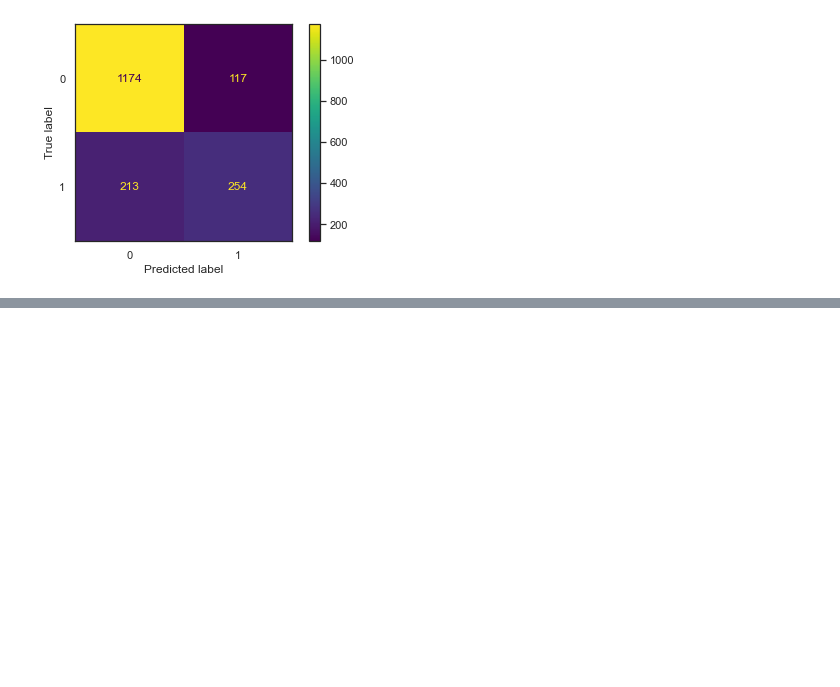
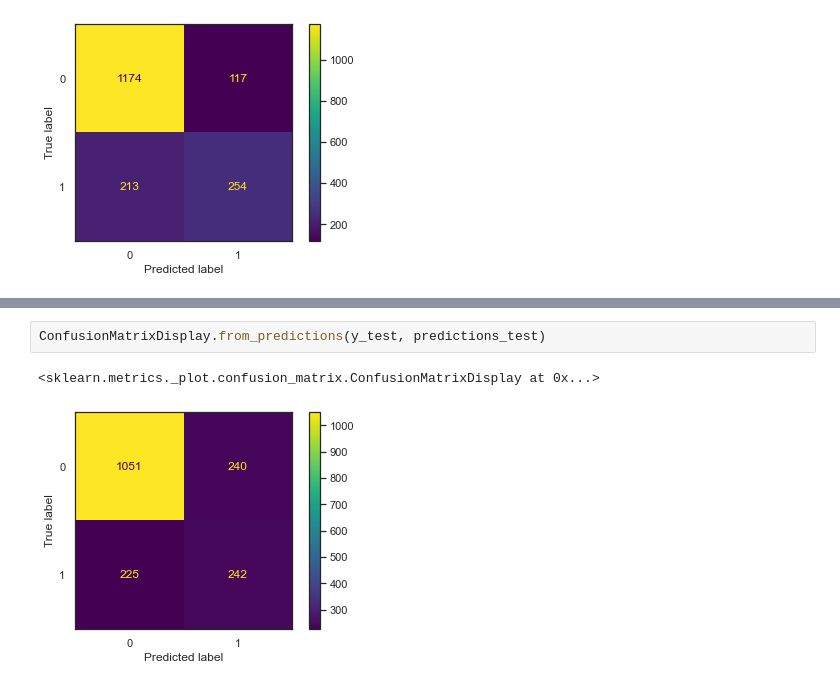
Before and after one commit to Jellis187/CIS277-FA22-Machine-Learning, a Jupyter notebook: ML.ipynb, the cells around one changed output, grey strips where cells are left out. Drawn from its saved outputs; the diff is of its cells as text; blank space fills up the shorter version.

```diff
--- a/ML.ipynb
+++ b/ML.ipynb
@@ -113,0 +144,5 @@ plot_confusion_matrix(result, X_test, y_test)
+# %%
+ConfusionMatrixDisplay.from_predictions(y_test, predictions_test)
+# %% [output]
+<sklearn.metrics._plot.confusion_matrix.ConfusionMatrixDisplay at 0x...>
+[figure, added]
```
Also changed, not shown: parts of 6 cells of this notebook, 1 other file.
